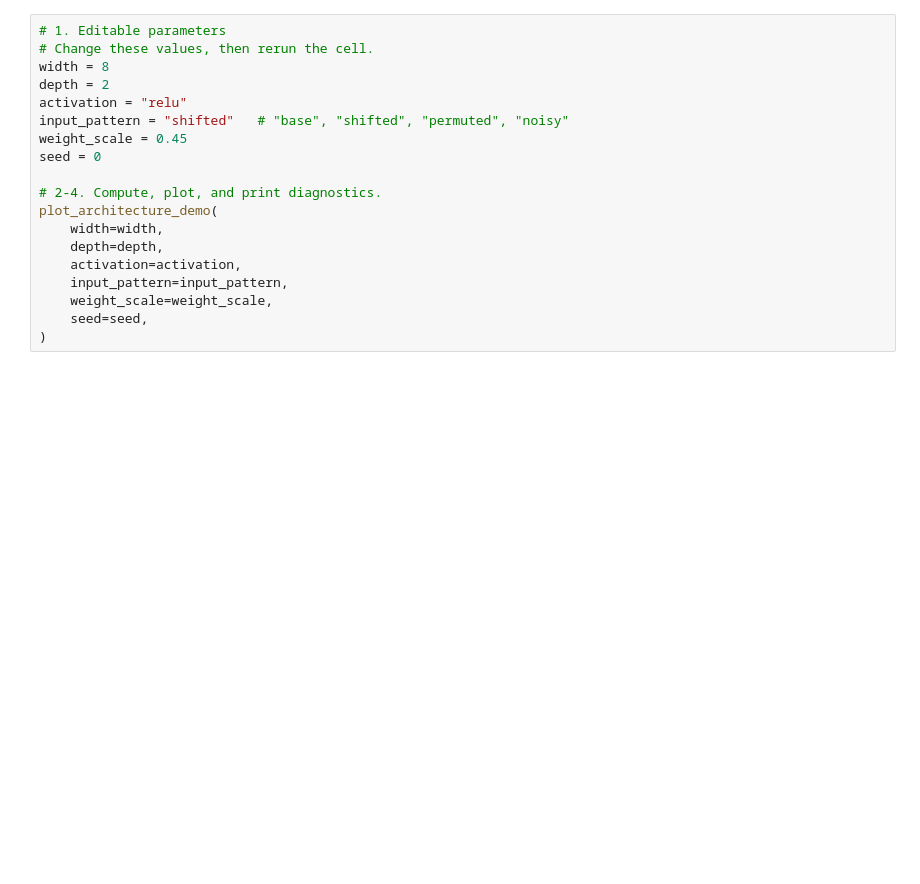
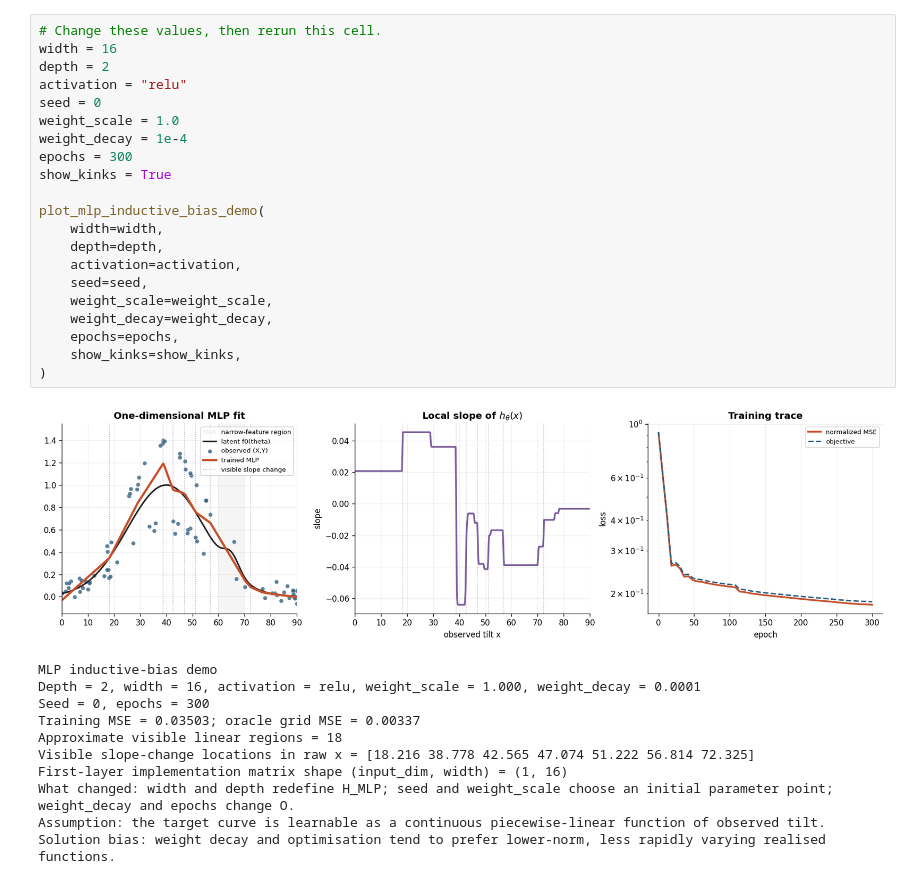
Before and after one commit to acidsafari/CSIRO-nggp-mlai-workshops, a Jupyter notebook: notebooks/02_hypothesis_space.ipynb, the cells around one changed output. Drawn from its saved outputs; the diff is of its cells as text; blank space fills up the shorter version.

```diff
--- a/notebooks/02_hypothesis_space.ipynb
+++ b/notebooks/02_hypothesis_space.ipynb
@@ -487,22 +713,36 @@ Width, depth, and activation define this MLP hypothesis space. Weight scale, reg
 # %%
-# 1. Editable parameters
-# Change these values, then rerun the cell.
-width = 8
+# Change these values, then rerun this cell.
+width = 16
 depth = 2
 activation = "relu"
-input_pattern = "shifted"   # "base", "shifted", "permuted", "noisy"
-weight_scale = 0.45
 seed = 0
+weight_scale = 1.0
+weight_decay = 1e-4
+epochs = 300
+show_kinks = True
 
-# 2-4. Compute, plot, and print diagnostics.
-plot_architecture_demo(
+plot_mlp_inductive_bias_demo(
     width=width,
     depth=depth,
     activation=activation,
-    input_pattern=input_pattern,
+    seed=seed,
     weight_scale=weight_scale,
-    seed=seed,
+    weight_decay=weight_decay,
+    epochs=epochs,
+    show_kinks=show_kinks,
 )
+# %% [output]
+[figure, added]
+MLP inductive-bias demo
+Depth = 2, width = 16, activation = relu, weight_scale = 1.000, weight_decay = 0.0001
+Seed = 0, epochs = 300
+Training MSE = 0.03503; oracle grid MSE = 0.00337
+Approximate visible linear regions = 18
+Visible slope-change locations in raw x = [18.216 38.778 42.565 47.074 51.222 56.814 72.325]
+First-layer implementation matrix shape (input_dim, width) = (1, 16)
+What changed: width and depth redefine H_MLP; seed and weight_scale choose an initial parameter point; weight_decay and epochs change O.
+Assumption: the target curve is learnable as a continuous piecewise-linear function of observed tilt.
+Solution bias: weight decay and optimisation tend to prefer lower-norm, less rapidly varying realised functions.
 # %% [markdown]
 ### Plot interpretation
 
```
Also changed, not shown: parts of 30 cells of this notebook, 14 other files.
